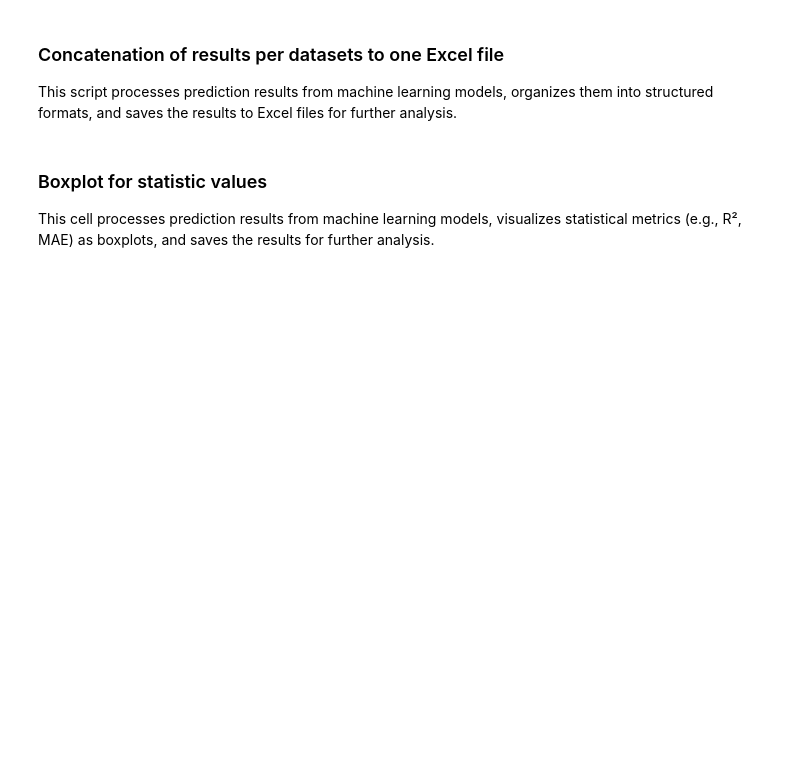
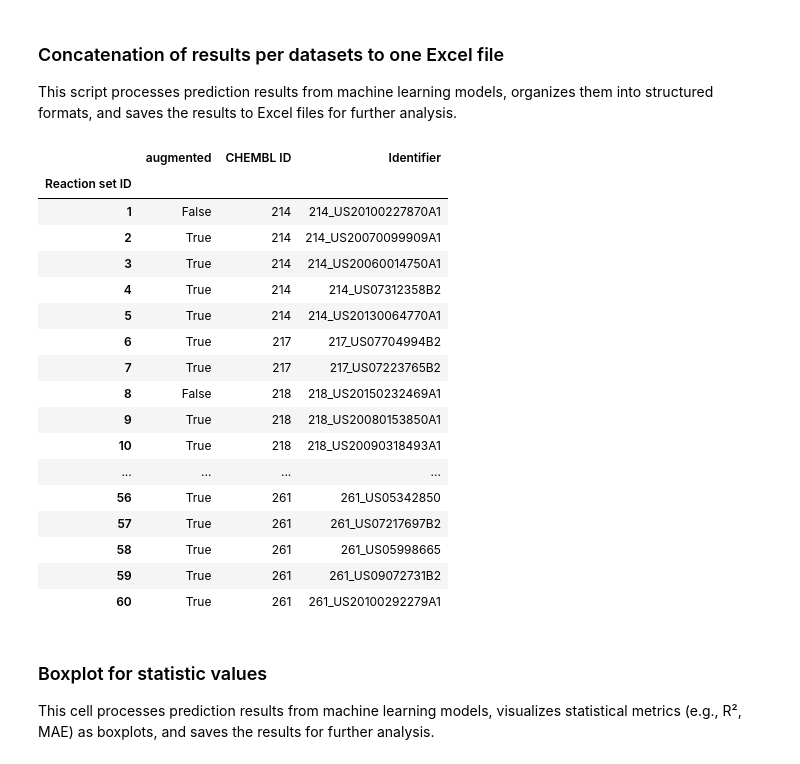
Before and after one commit to iwmspy/SVR-PK, a Jupyter notebook: analysis.ipynb, the cells around one changed output. Saved outputs shown, nothing was run; the diff lists cells and outputs as text; code cells hidden in the pictures; blank space fills up the shorter version.

```diff
--- a/analysis.ipynb
+++ b/analysis.ipynb
@@ -29,5 +39,40 @@ res_dict_tr_out, res_dict_ts_out = process_split_level(confs, files, split_level
 save_to_excel(res_dict_tr_out, './outputs/prediction_results_train.xlsx')
 save_to_excel(res_dict_ts_out, './outputs/prediction_results_test.xlsx')
+# %%
+## Import modules
+import pandas as pd
+from utils.analysis import load_config, is_augmented
+
+# Main script
+config_file_path = './config/chembl_config_lv1.json'
+confs = load_config(config_file_path)
+
+files = confs["files"]
+split_levels = {1: 'Product-based', 2: 'Reactant-based'}
+rxns = pd.read_table('./outputs/dataset_explanation.tsv', index_col='Identifier', header=0)
+
+res_dict_tr_out = is_augmented(confs, files, split_levels, rxns)
+
+res_dict_tr_out['Product-based_augmented']
+# %% [output]
+|  | augmented | CHEMBL ID | Identifier |
+| Reaction set ID |  |  |  |
+| 1 | False | 214 | 214_US20100227870A1 |
+| 2 | True | 214 | 214_US20070099909A1 |
+| 3 | True | 214 | 214_US20060014750A1 |
+| 4 | True | 214 | 214_US07312358B2 |
+| 5 | True | 214 | 214_US20130064770A1 |
+| 6 | True | 217 | 217_US07704994B2 |
+| 7 | True | 217 | 217_US07223765B2 |
+| 8 | False | 218 | 218_US20150232469A1 |
+| 9 | True | 218 | 218_US20080153850A1 |
+| 10 | True | 218 | 218_US20090318493A1 |
+| ... | ... | ... | ... |
+| 56 | True | 261 | 261_US05342850 |
+| 57 | True | 261 | 261_US07217697B2 |
+| 58 | True | 261 | 261_US05998665 |
+| 59 | True | 261 | 261_US09072731B2 |
+| 60 | True | 261 | 261_US20100292279A1 |
 # %% [markdown]
 ### Boxplot for statistic values
 This cell processes prediction results from machine learning models, visualizes statistical metrics (e.g., R², MAE) as boxplots, and saves the results for further analysis.
```
Also changed, not shown: parts of 1 cell of this notebook, 3 other files.
